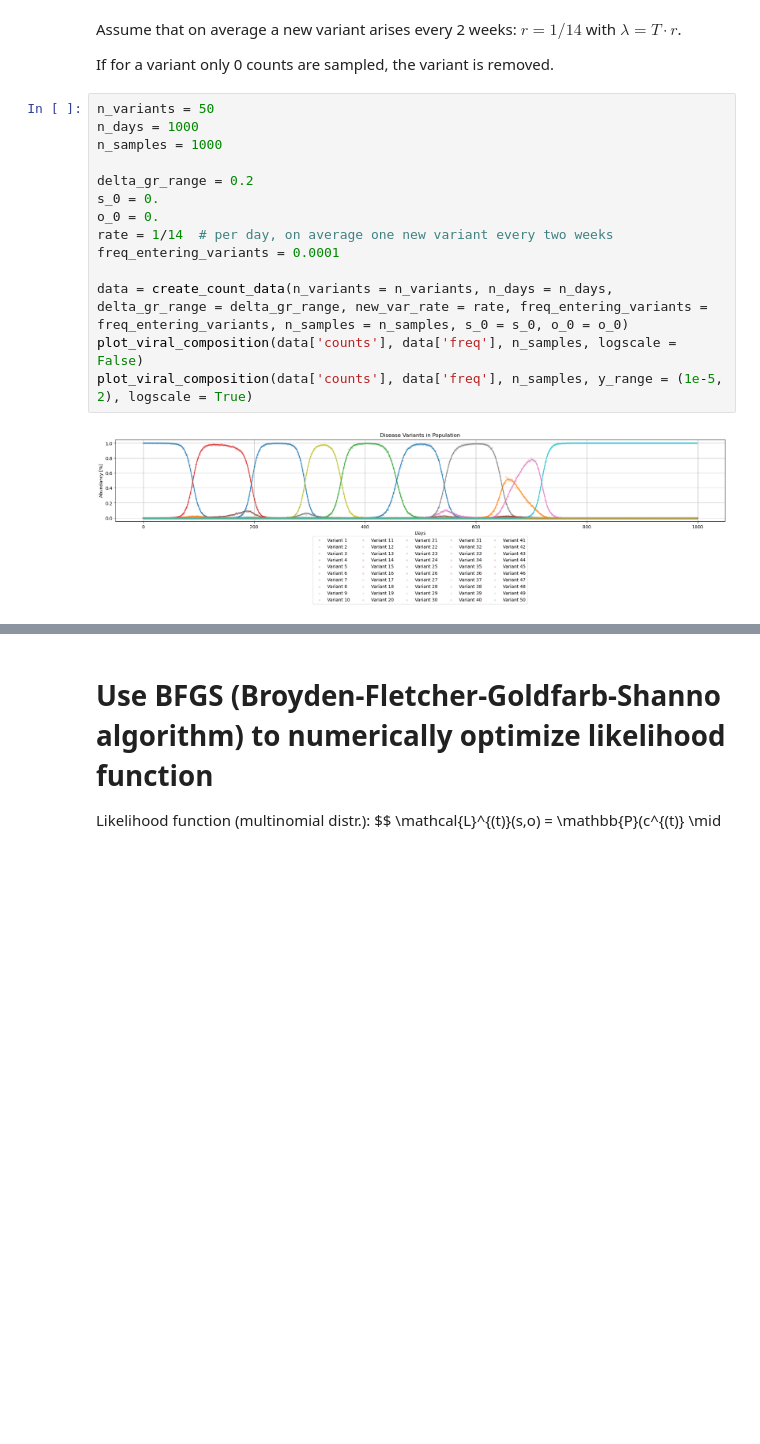
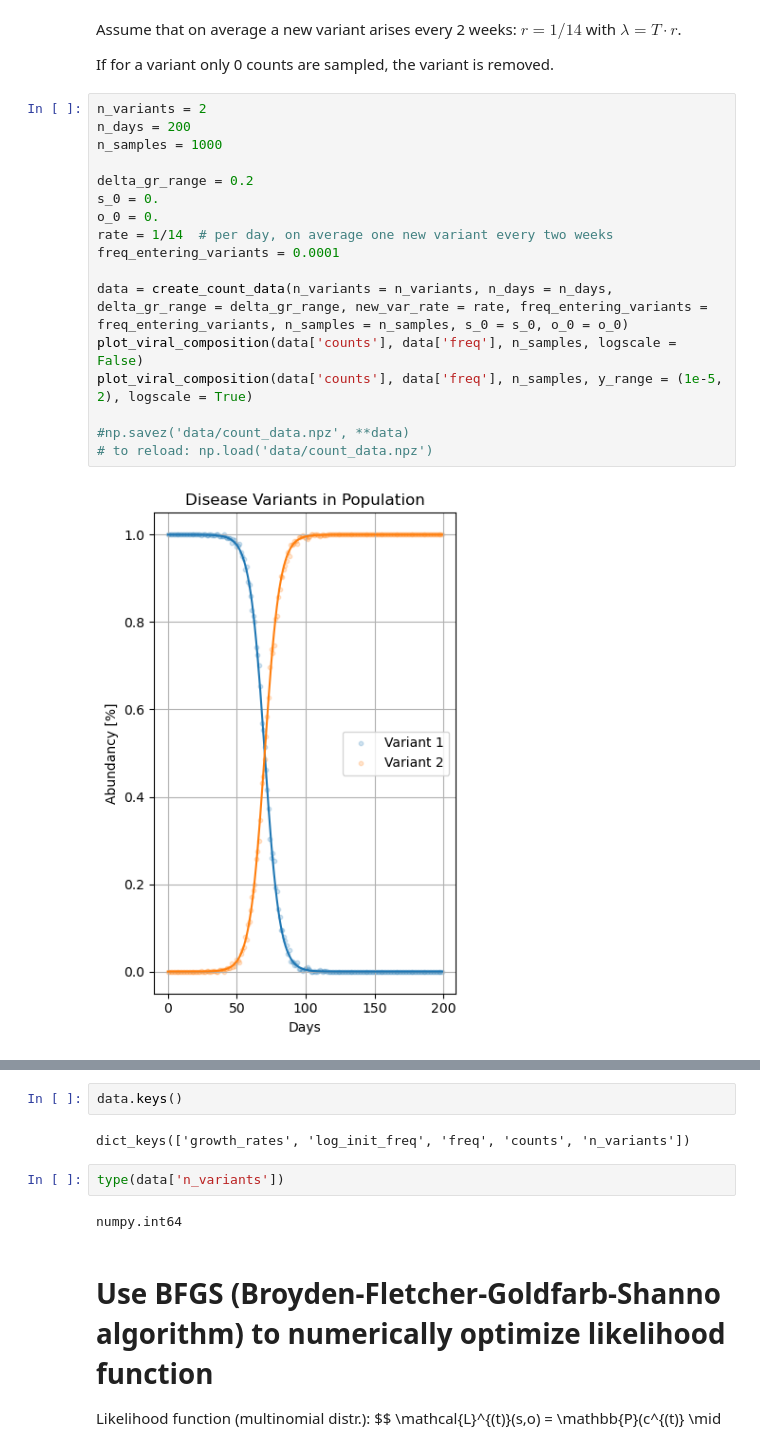
Before and after one commit to marie3003/mlr_predict_variant_composition, a Jupyter notebook: simulate_data_timeshifted.ipynb, the cells around one changed output, grey strips where cells are left out. Saved outputs shown, nothing was run; the diff lists cells and outputs as text; blank space fills up the shorter version.

```diff
--- a/simulate_data_timeshifted.ipynb
+++ b/simulate_data_timeshifted.ipynb
@@ -18,18 +18,21 @@ Assume that on average a new variant arises every 2 weeks: $r = 1/14$ with $\lam
 
 If for a variant only 0 counts are sampled, the variant is removed.
 # %%
-n_variants = 50
-n_days = 1000
+n_variants = 2
+n_days = 200
 n_samples = 1000
 
 delta_gr_range = 0.2
 s_0 = 0.
 o_0 = 0.
 rate = 1/14  # per day, on average one new variant every two weeks
 freq_entering_variants = 0.0001
 
 data = create_count_data(n_variants = n_variants, n_days = n_days, delta_gr_range = delta_gr_range, new_var_rate = rate, freq_entering_variants = freq_entering_variants, n_samples = n_samples, s_0 = s_0, o_0 = o_0)
 plot_viral_composition(data['counts'], data['freq'], n_samples, logscale = False)
 plot_viral_composition(data['counts'], data['freq'], n_samples, y_range = (1e-5, 2), logscale = True)
+
+#np.savez('data/count_data.npz', **data)
+# to reload: np.load('data/count_data.npz')
 # %% [output]
-[figure, old version]
+[figure, new version]
@@ -37,3 +40,11 @@ plot_viral_composition(data['counts'], data['freq'], n_samples, y_range = (1e-5,
+# %%
+data.keys()
+# %% [output]
+dict_keys(['growth_rates', 'log_init_freq', 'freq', 'counts', 'n_variants'])
+# %%
+type(data['n_variants'])
+# %% [output]
+numpy.int64
 # %% [markdown]
 # Use BFGS (Broyden-Fletcher-Goldfarb-Shanno algorithm) to numerically optimize likelihood function
 
```
Also changed, not shown: parts of 23 cells of this notebook, 8 other files.
